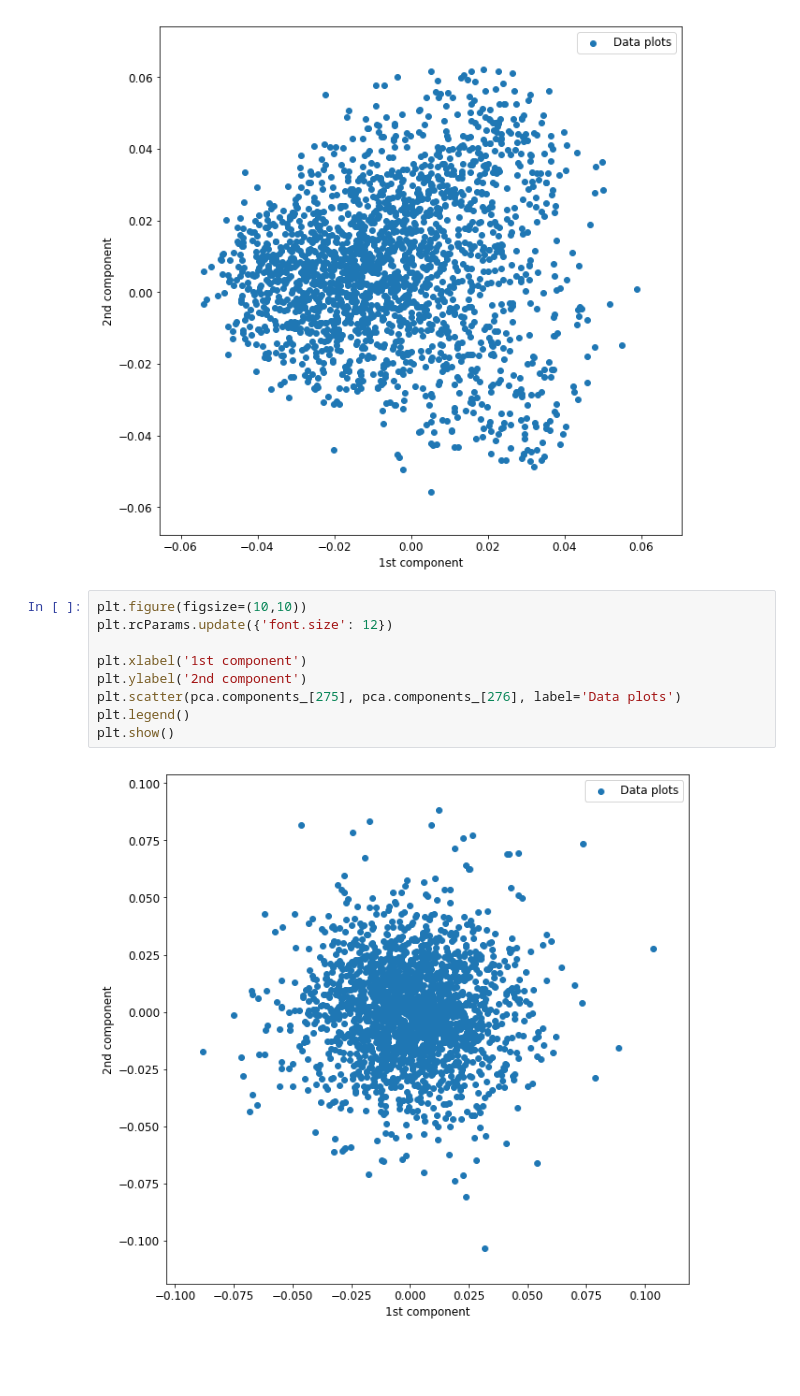
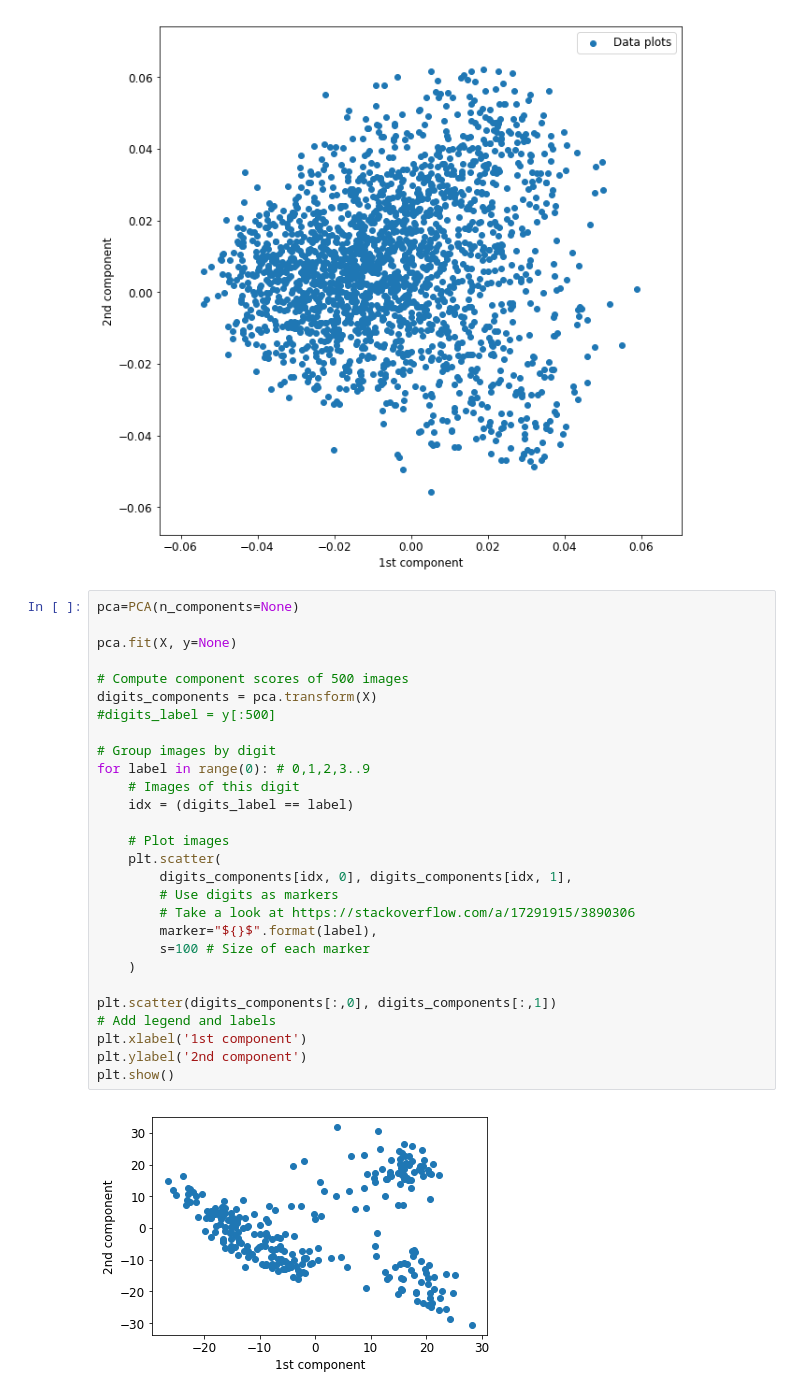
Before and after one commit to xnicolovici/machine_learning, a Jupyter notebook: notebooks/Course No 4/11. Course project/02 - Data exploration.ipynb, the cells around one changed output. Drawn from its saved outputs; the diff is of its cells as text; blank space fills up the shorter version.

```diff
--- a/notebooks/Course No 4/11. Course project/02 - Data exploration.ipynb
+++ b/notebooks/Course No 4/11. Course project/02 - Data exploration.ipynb
@@ -262,14 +256,33 @@ plt.legend()
 plt.show()
 # %% [output]
 [figure]
-# %%
-plt.figure(figsize=(10,10))
-plt.rcParams.update({'font.size': 12})
-
-plt.xlabel('1st component')
-plt.ylabel('2nd component')
-plt.scatter(pca.components_[275], pca.components_[276], label='Data plots')
-plt.legend()
-plt.show()
-# %% [output]
-[figure, removed]
+# %%
+pca=PCA(n_components=None)
+
+pca.fit(X, y=None)
+
+# Compute component scores of 500 images
+digits_components = pca.transform(X)
+#digits_label = y[:500]
+
+# Group images by digit
+for label in range(0): # 0,1,2,3..9
+    # Images of this digit
+    idx = (digits_label == label)
+
+    # Plot images
+    plt.scatter(
+        digits_components[idx, 0], digits_components[idx, 1],
+        # Use digits as markers
+        # Take a look at https://stackoverflow.com/a/17291915/3890306
+        marker="${}$".format(label),
+        s=100 # Size of each marker
+    )
+
+plt.scatter(digits_components[:,0], digits_components[:,1])
+# Add legend and labels
+plt.xlabel('1st component')
+plt.ylabel('2nd component')
+plt.show()
+# %% [output]
+[figure, added]
```
Also changed, not shown: parts of 1 cell of this notebook.
